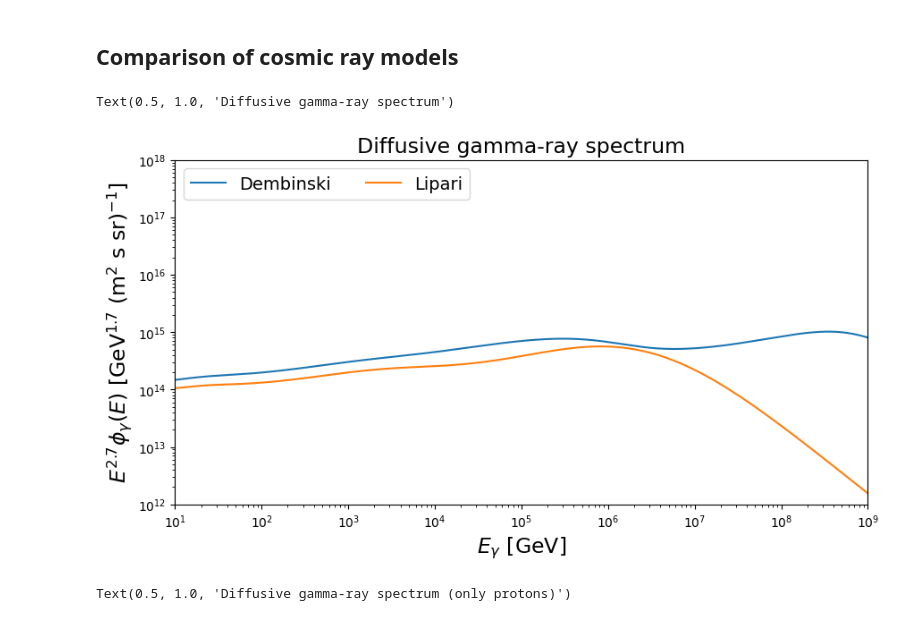
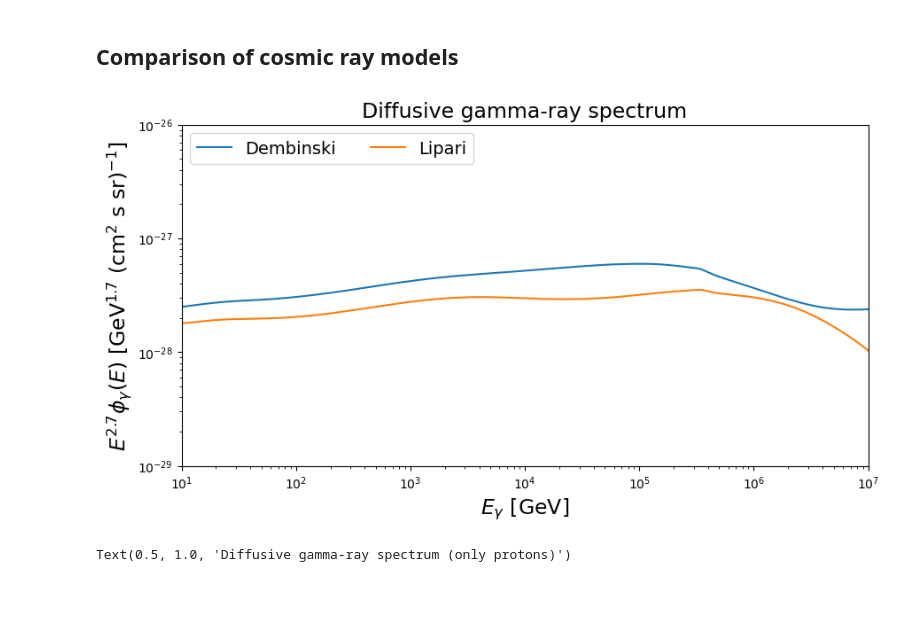
Before and after one commit to luisespinosa8/Diffusive_GammaRay_Emission, a Jupyter notebook: Comparison_Diffusive_Emission.ipynb, the cells around one changed output. Cells and saved outputs as stored; diff of their text form; code cells hidden in the pictures; blank space fills up the shorter version.

```diff
--- a/Comparison_Diffusive_Emission.ipynb
+++ b/Comparison_Diffusive_Emission.ipynb
@@ -10,11 +11,24 @@ import scipy.integrate
 # %%
 #Importing data
 data = np.genfromtxt('Galactic_Gas/gas_Galprop.txt')
-radius = data[:,0]
-height = data[:,1]
-atomic_density = data[:,2]
-molecular_density = data[:,3]
-
-#Cylindrical to spherical coordinates
-Earth_position = 8 #in kpc
-s = np.sqrt((radius - Earth_position)**2 + height**2)
+radius = data[:,0] * 3.08567758128e21 #in cm
+height = data[:,1] * 3.08567758128e21 #in cm
+atomic_density = data[:,2] #in cm^-3
+molecular_density = data[:,3] #in cm^-3
+total_density = (atomic_density + molecular_density) * 1.42 #in cm^-3
+# %%
+Earth_position = 8.5 * 3.08567758128e21 #in cm
+
+#Spherical to cartesian coordinates
+def x(s, theta, phi):
+    return ( s * math.sin(math.radians(theta)) * math.cos(math.radians(phi)) ) - Earth_position
+def y(s, theta, phi):
+    return s * math.sin(math.radians(theta)) * math.sin(math.radians(phi))
+def z(s, theta):
+    return s * math.cos(math.radians(theta))
+
+#Cartesian to cylindircal coordinates
+def r(s, theta, phi):
+    xx = x(s, theta, phi)
+    yy = y(s, theta, phi)
+    return np.sqrt(xx**2 + yy**2)
@@ -447,25 +647,23 @@ Text(0.5, 1.0, 'Diffusive gamma-ray spectrum (only protons)')
 [figure]
 # %% [markdown]
 ## Comparison of cosmic ray models
-# %%
-Igamma_Dembinski = vec_I_gamma(Energy_gamma, 'GALPROP', 'Pythia8', 'Dembinski')
-Igamma_Lipari = vec_I_gamma(Energy_gamma, 'GALPROP', 'Pythia8', 'Lipari')
 # %%
 alpha = 2.7
+lim = 630
 
 plt.figure(figsize=(10, 5))
-plt.plot(Energy_gamma, Igamma_Dembinski * Energy_gamma**alpha, label='Dembinski')
-plt.plot(Energy_gamma, Igamma_Lipari * Energy_gamma**alpha, label='Lipari')
+plt.plot(Energy_gamma[0:lim], Igamma_Dembinski[0:lim] * Energy_gamma[0:lim]**alpha, label='Dembinski')
+plt.plot(Energy_gamma[0:lim], Igamma_Lipari[0:lim] * Energy_gamma[0:lim]**alpha, label='Lipari')
 plt.loglog()
-plt.ylim(1e12, 1e18)
-plt.xlim(1e1, 1e9)
+plt.ylim(1e-29, 1e-26)
+plt.xlim(1e1, 1e7)
 plt.xlabel(r'$E_\gamma$ [GeV]', fontsize=17)
-plt.ylabel(r'$E^{2.7}\phi_\gamma(E)$ [GeV$^{1.7}$ (m$^2$ s sr)$^{-1}$]', fontsize=17)
+plt.ylabel(r'$E^{2.7}\phi_\gamma(E)$ [GeV$^{1.7}$ (cm$^2$ s sr)$^{-1}$]', fontsize=17)
 plt.legend(ncol=2, fontsize=14, loc='upper left')
 plt.title('Diffusive gamma-ray spectrum', fontsize=17)
+plt.savefig('Plots/gamma_comparison_crflux.png')
 # %% [output]
-Text(0.5, 1.0, 'Diffusive gamma-ray spectrum')
-[figure, old version]
+[figure, new version]
 # %%
 alpha = 2.7
 
```
Also changed, not shown: parts of 27 cells of this notebook, 16 other files.
